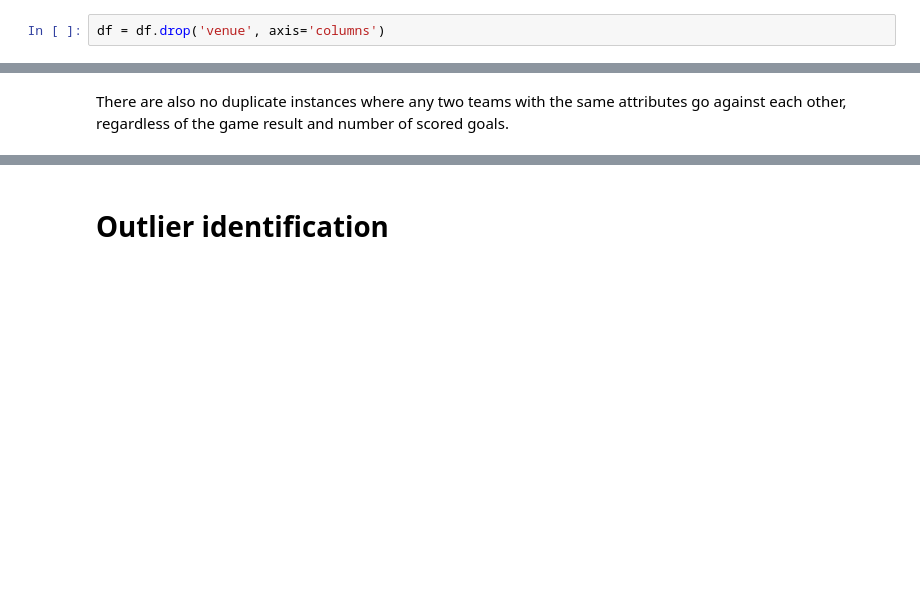
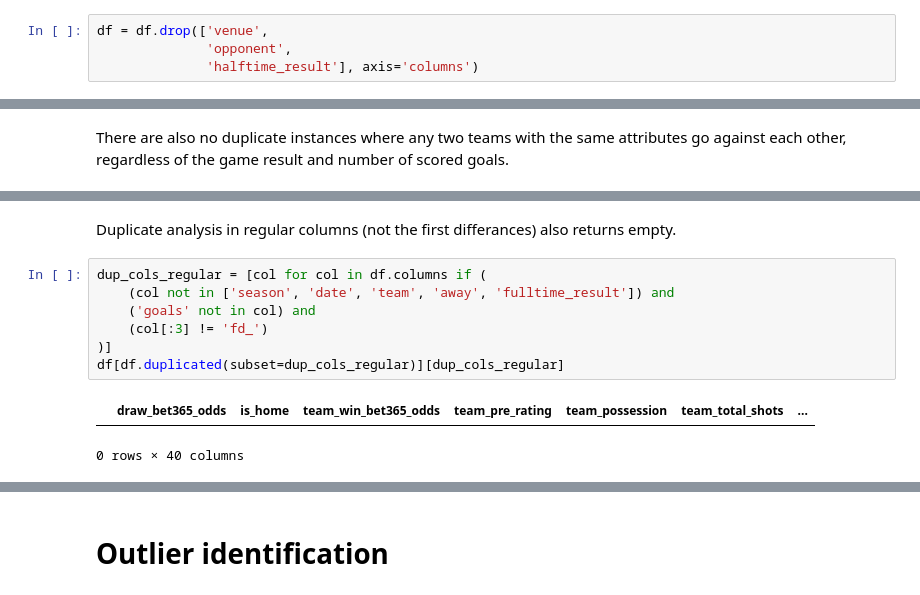
Before and after one commit to babakmahmoudian/la_liga, a Jupyter notebook: 01_data_preprocessing.ipynb, the cells around one changed output, grey strips where cells are left out. Drawn from its saved outputs; the diff is of its cells as text; blank space fills up the shorter version.

```diff
--- a/01_data_preprocessing.ipynb
+++ b/01_data_preprocessing.ipynb
@@ -277,5 +296,7 @@ The 'team' and 'season' features will be used for the panel data analysis and wi
 # %%
-df = df.drop('venue', axis='columns')
+df = df.drop(['venue',
+              'opponent',
+              'halftime_result'], axis='columns')
 # %% [markdown]
 # Feature type casting
 # %% [markdown]
@@ -371,0 +396,12 @@ There are also no duplicate instances where any two teams with the same attribut
+# %% [markdown]
+Duplicate analysis in regular columns (not the first differances) also returns empty.
+# %%
+dup_cols_regular = [col for col in df.columns if (
+    (col not in ['season', 'date', 'team', 'away', 'fulltime_result']) and
+    ('goals' not in col) and
+    (col[:3] != 'fd_')
+)]
+df[df.duplicated(subset=dup_cols_regular)][dup_cols_regular]
+# %% [output]
+|  | draw_bet365_odds | is_home | team_win_bet365_odds | team_pre_rating | team_possession | team_total_shots | ... |
+0 rows × 40 columns
```
Also changed, not shown: parts of 30 cells of this notebook.
